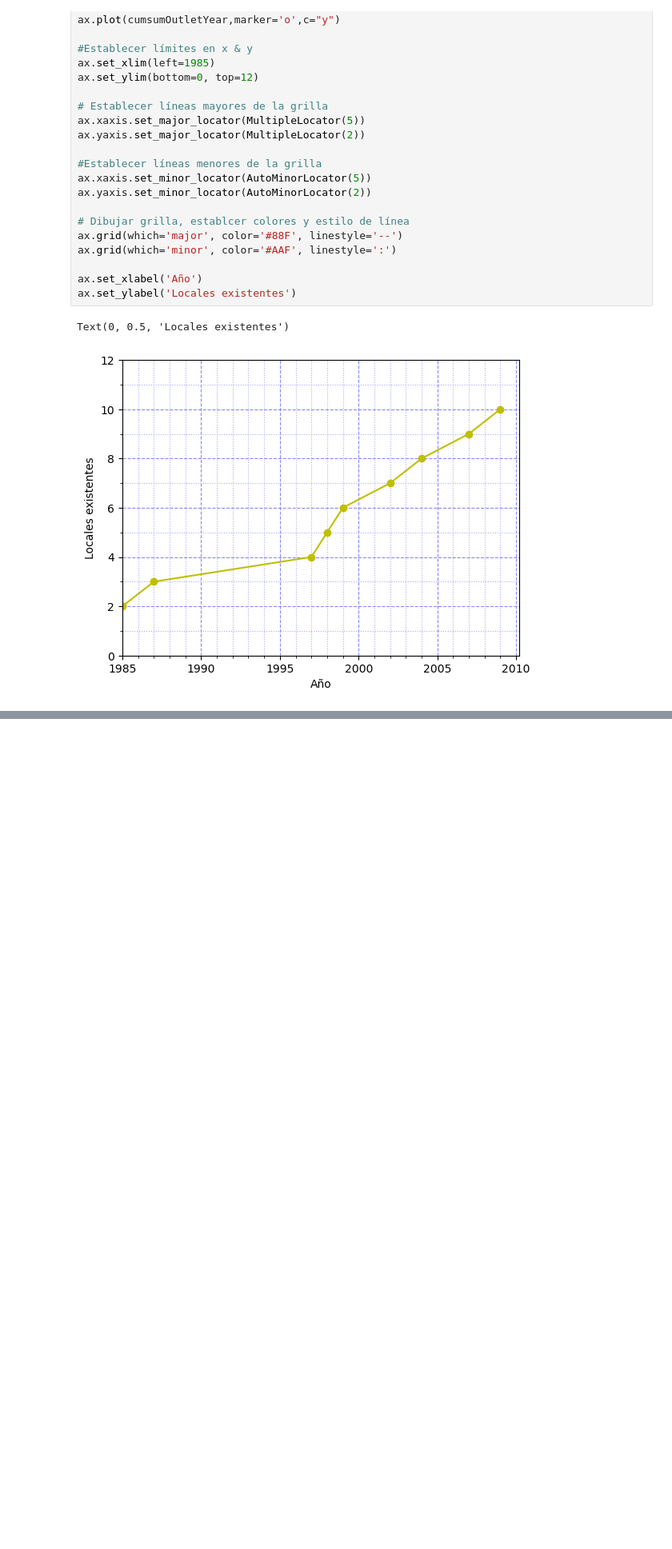
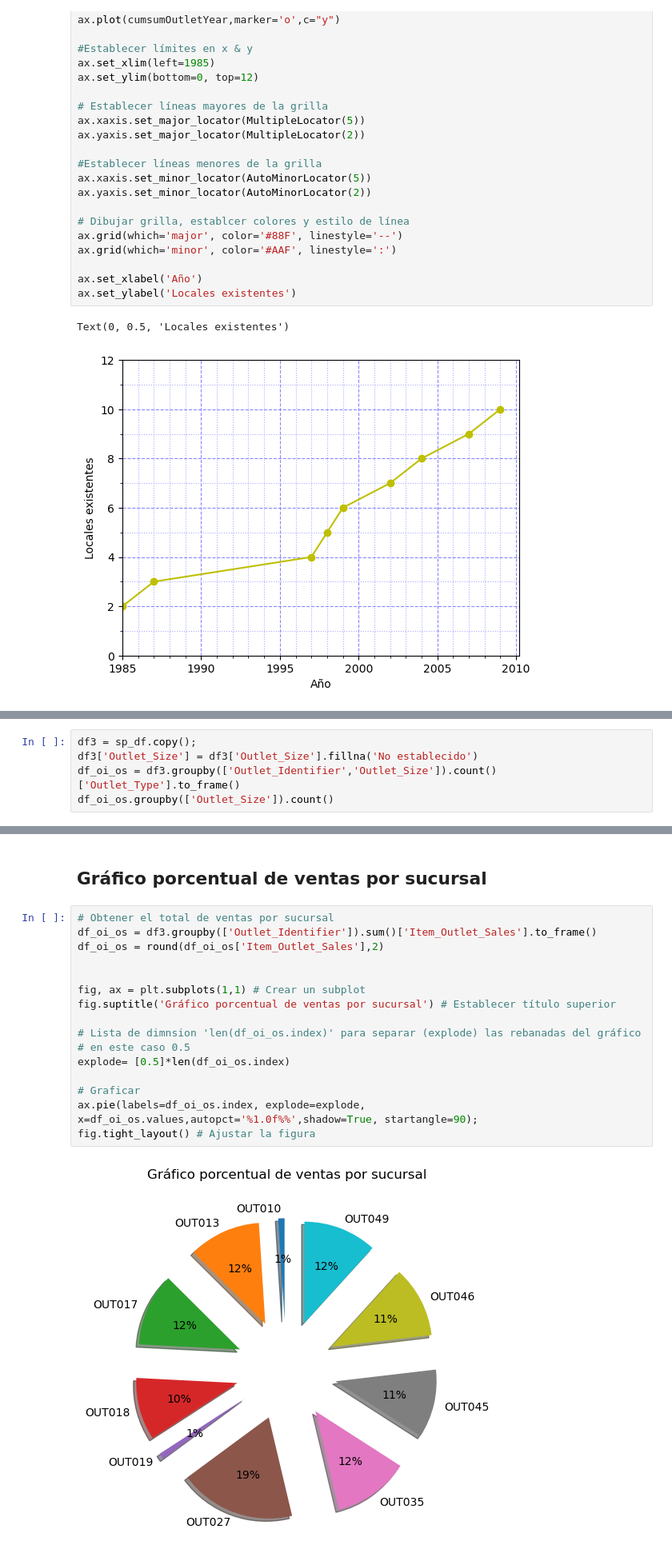
Before and after one commit to orlandoch/predicciones-ventas, a Jupyter notebook: graph.ipynb, the cells around one changed output, grey strips where cells are left out. Shown: that part at 80% size. Saved outputs shown, nothing was run; the diff lists cells and outputs as text; blank space fills up the shorter version.

```diff
--- a/graph.ipynb
+++ b/graph.ipynb
@@ -337,0 +455,5 @@ Text(0, 0.5, 'Locales existentes')
+# %%
+df3 = sp_df.copy();
+df3['Outlet_Size'] = df3['Outlet_Size'].fillna('No establecido')
+df_oi_os = df3.groupby(['Outlet_Identifier','Outlet_Size']).count()['Outlet_Type'].to_frame()
+df_oi_os.groupby(['Outlet_Size']).count()
@@ -337,0 +467,20 @@ Text(0, 0.5, 'Locales existentes')
+# %% [markdown]
+## Gráfico porcentual de ventas por sucursal
+# %%
+# Obtener el total de ventas por sucursal
+df_oi_os = df3.groupby(['Outlet_Identifier']).sum()['Item_Outlet_Sales'].to_frame()
+df_oi_os = round(df_oi_os['Item_Outlet_Sales'],2)
+
+
+fig, ax = plt.subplots(1,1) # Crear un subplot
+fig.suptitle('Gráfico porcentual de ventas por sucursal') # Establecer título superior
+
+# Lista de dimnsion 'len(df_oi_os.index)' para separar (explode) las rebanadas del gráfico
+# en este caso 0.5
+explode= [0.5]*len(df_oi_os.index)
+
+# Graficar
+ax.pie(labels=df_oi_os.index, explode=explode, x=df_oi_os.values,autopct='%1.0f%%',shadow=True, startangle=90);
+fig.tight_layout() # Ajustar la figura
+# %% [output]
+[figure, added]
```
Also changed, not shown: parts of 9 cells of this notebook.
